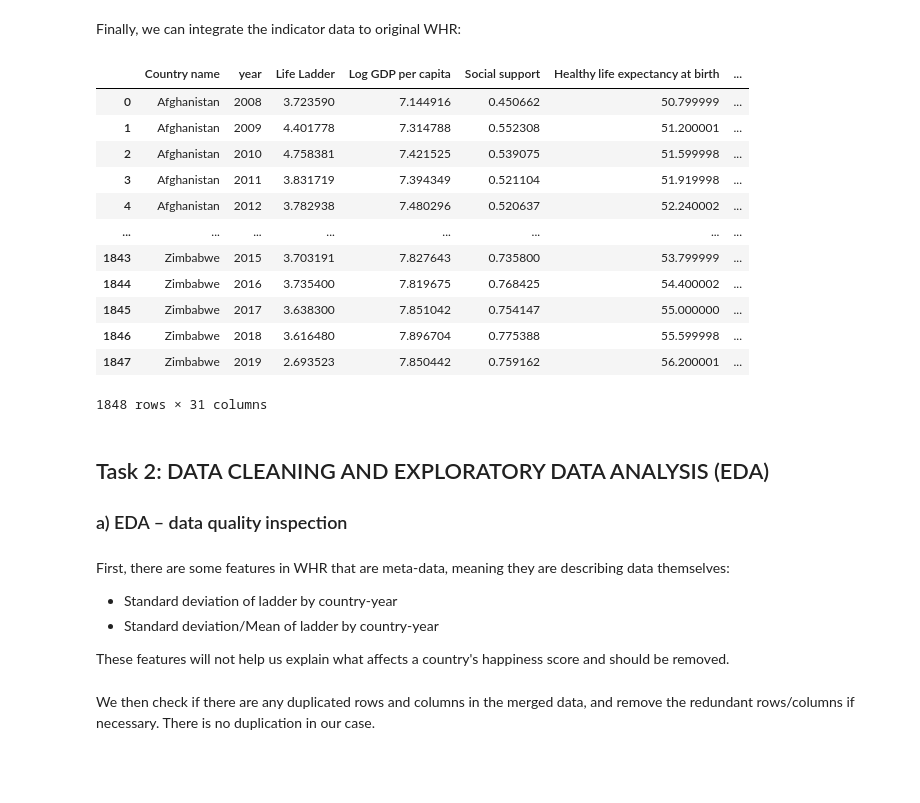
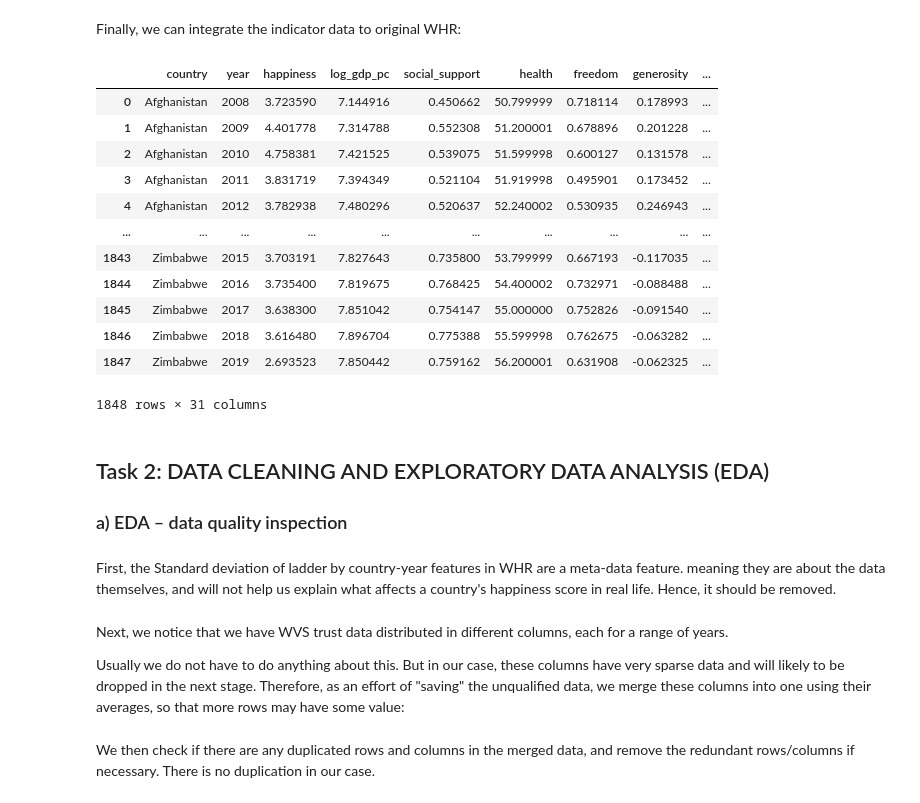
Before and after one commit to h2df/DataWrangling, a Jupyter notebook: A2/Assignment2.ipynb, the cells around one changed output. Drawn from its saved outputs; the diff is of its cells as text; code cells hidden in the pictures; blank space fills up the shorter version.

```diff
--- a/A2/Assignment2.ipynb
+++ b/A2/Assignment2.ipynb
@@ -120,7 +161,7 @@ stdname_to_whrname = dict()
 man_check = {k: set() for k in ["whr"] + [df.columns[2]
                                           for df in dfs_to_integrate]}
 
-API_KEY = "YouApiKey"
+API_KEY = "YourApiKey "
 BING_MAP_TEMPLATE = "http://dev.virtualearth.net/REST/v1/Locations/%s?key=%s"
 
 
@@ -153,11 +194,11 @@ print(stdname_to_whrname)
 # %%
 # results from previous cell's API calls for ease of marking
 man_check = {'whr': {'Palestinian Territories'},
-             'Population': set(),
-             'Urban Population Percentage': set(),
-             'Unemployment Rate': set(),
-             'Government Expenditure on Education against GDP': set(),
-             'Forest Area Percentage': set()}
+             'population': set(),
+             'urban_pop_percent': set(),
+             'unemployment': set(),
+             'gov_edu_vs_gdp': set(),
+             'forest_percent': set()}
 stdname_to_whrname = {'Cyprus': 'North Cyprus', 'Russia': 'Russia', 'Republic of the Congo': 'Congo (Brazzaville)', 'China': 'Taiwan Province of China', 'Congo (DRC)': 'Congo (Kinshasa)', 'Yemen': 'Yemen', 'Slovakia': 'Slovakia', 'The Gambia': 'Gambia', 'Eswatini': 'Swaziland', 'Kyrgyzstan': 'Kyrgyzstan',
                       'Region, KY': 'Somaliland region', "Côte d'Ivoire": 'Ivory Coast', 'South Korea': 'South Korea', 'Iran': 'Iran', 'Egypt': 'Egypt', 'Syria': 'Syria', 'Venezuela': 'Venezuela', 'North Macedonia': 'Macedonia', 'Hong Kong SAR': 'Hong Kong S.A.R. of China', 'Laos': 'Laos'}
 # %% [markdown]
@@ -174,7 +215,7 @@ Next, we build the mapping from indicator country names to standard names:
 # This cell needs Bing Map API key to run
 dfname_to_stdname = dict()
 for df in dfs_to_integrate:
-    df_countries_set = set(df["Country name"])
+    df_countries_set = set(df["country"])
     for country in df_countries_set - whr_countries - set(man_mapping.keys()):
         if country in dfname_to_stdname:
             continue
@@ -245,7 +286,7 @@ def map_dfname_to_whrname(name):
 
 
 for df in dfs_to_integrate:
-    df["Country name"] = df["Country name"].apply(map_dfname_to_whrname)
+    df["country"] = df["country"].apply(map_dfname_to_whrname)
 # %% [markdown]
 Effectively, the code above updates the country names in indicator data to the names used in WHR, with the following mapping:
 
@@ -269,30 +310,26 @@ Effectively, the code above updates the country names in indicator data to the n
 Finally, we can integrate the indicator data to original WHR:
 # %%
 for df in dfs_to_integrate:
-    whr = whr.merge(df, on=["Country name", "year"],
+    whr = whr.merge(df, on=["country", "year"],
                     how="left", validate="one_to_one")
 whr
 # %% [output]
-|  | Country name | year | Life Ladder | Log GDP per capita | Social support | Healthy life expectancy at birth | ... |
-| 0 | Afghanistan | 2008 | 3.723590 | 7.144916 | 0.450662 | 50.799999 | ... |
-| 1 | Afghanistan | 2009 | 4.401778 | 7.314788 | 0.552308 | 51.200001 | ... |
-| 2 | Afghanistan | 2010 | 4.758381 | 7.421525 | 0.539075 | 51.599998 | ... |
-| 3 | Afghanistan | 2011 | 3.831719 | 7.394349 | 0.521104 | 51.919998 | ... |
-| 4 | Afghanistan | 2012 | 3.782938 | 7.480296 | 0.520637 | 52.240002 | ... |
-| ... | ... | ... | ... | ... | ... | ... | ... |
-| 1843 | Zimbabwe | 2015 | 3.703191 | 7.827643 | 0.735800 | 53.799999 | ... |
-| 1844 | Zimbabwe | 2016 | 3.735400 | 7.819675 | 0.768425 | 54.400002 | ... |
-| 1845 | Zimbabwe | 2017 | 3.638300 | 7.851042 | 0.754147 | 55.000000 | ... |
-| 1846 | Zimbabwe | 2018 | 3.616480 | 7.896704 | 0.775388 | 55.599998 | ... |
-| 1847 | Zimbabwe | 2019 | 2.693523 | 7.850442 | 0.759162 | 56.200001 | ... |
+|  | country | year | happiness | log_gdp_pc | social_support | health | freedom | generosity | ... |
+| 0 | Afghanistan | 2008 | 3.723590 | 7.144916 | 0.450662 | 50.799999 | 0.718114 | 0.178993 | ... |
+| 1 | Afghanistan | 2009 | 4.401778 | 7.314788 | 0.552308 | 51.200001 | 0.678896 | 0.201228 | ... |
+| 2 | Afghanistan | 2010 | 4.758381 | 7.421525 | 0.539075 | 51.599998 | 0.600127 | 0.131578 | ... |
+| 3 | Afghanistan | 2011 | 3.831719 | 7.394349 | 0.521104 | 51.919998 | 0.495901 | 0.173452 | ... |
+| 4 | Afghanistan | 2012 | 3.782938 | 7.480296 | 0.520637 | 52.240002 | 0.530935 | 0.246943 | ... |
+| ... | ... | ... | ... | ... | ... | ... | ... | ... | ... |
+| 1843 | Zimbabwe | 2015 | 3.703191 | 7.827643 | 0.735800 | 53.799999 | 0.667193 | -0.117035 | ... |
+| 1844 | Zimbabwe | 2016 | 3.735400 | 7.819675 | 0.768425 | 54.400002 | 0.732971 | -0.088488 | ... |
+| 1845 | Zimbabwe | 2017 | 3.638300 | 7.851042 | 0.754147 | 55.000000 | 0.752826 | -0.091540 | ... |
+| 1846 | Zimbabwe | 2018 | 3.616480 | 7.896704 | 0.775388 | 55.599998 | 0.762675 | -0.063282 | ... |
+| 1847 | Zimbabwe | 2019 | 2.693523 | 7.850442 | 0.759162 | 56.200001 | 0.631908 | -0.062325 | ... |
 1848 rows × 31 columns
 # %% [markdown]
 ## Task 2: DATA CLEANING AND EXPLORATORY DATA ANALYSIS (EDA)
 
 ### a) EDA – data quality inspection
 # %% [markdown]
-First, there are some features in WHR that are meta-data, meaning they are describing data themselves:
-- Standard deviation of ladder by country-year
-- Standard deviation/Mean of ladder by country-year
-
-These features will not help us explain what affects a country's happiness score and should be removed.
+First, the Standard deviation of ladder by country-year features in WHR are a meta-data feature. meaning they are about the data themselves, and will not help us explain what affects a country's happiness score in real life. Hence, it should be removed.
@@ -301,0 +338,4 @@ whr.drop(columns=["Standard deviation of ladder by country-year",
+# %% [markdown]
+Next, we notice that we have WVS trust data distributed in different columns, each for a range of years.
+
+Usually we do not have to do anything about this. But in our case, these columns have very sparse data and will likely to be dropped in the next stage. Therefore, as an effort of "saving" the unqualified data, we merge these columns into one using their averages, so that more rows may have some value:
```
Also changed, not shown: parts of 22 cells of this notebook, 2 other files.
